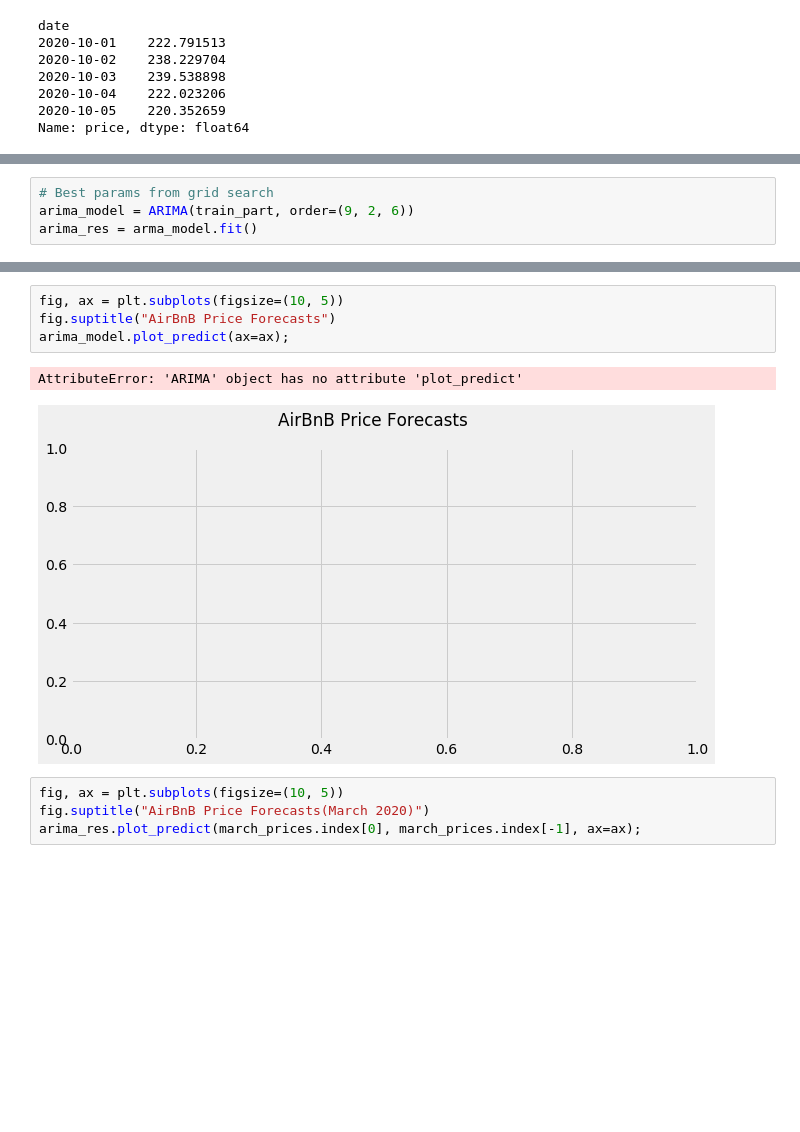
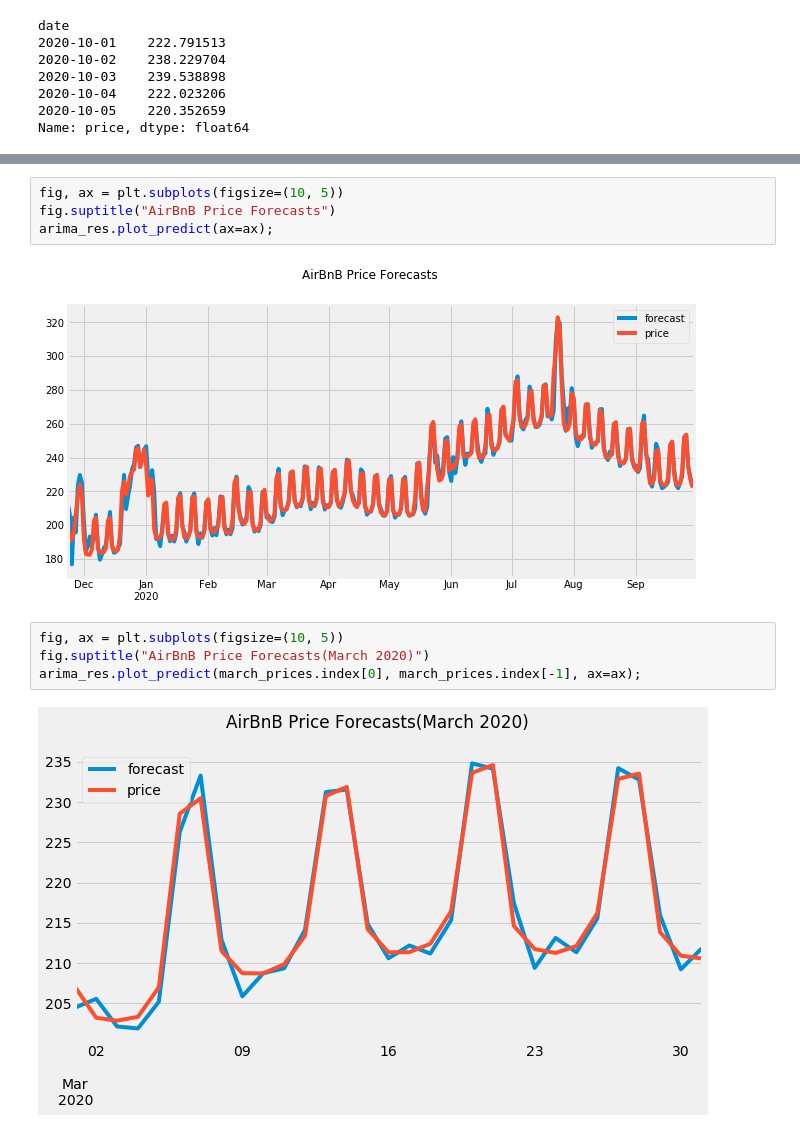
Before and after one commit to Shen-Andrew/Cogs108-Group-Project, a Jupyter notebook: ARIMA modeling.ipynb, the cells around one changed output, grey strips where cells are left out. Drawn from its saved outputs; the diff is of its cells as text; blank space fills up the shorter version.

```diff
--- a/ARIMA modeling.ipynb
+++ b/ARIMA modeling.ipynb
@@ -150,4 +193,0 @@ ma_search.plot(y="rmse", ax=ax2);
-# %%
-# Best params from grid search
-arima_model = ARIMA(train_part, order=(9, 2, 6))
-arima_res = arma_model.fit()
@@ -154,13 +256,14 @@ arima_res = arma_model.fit()
 # %%
 fig, ax = plt.subplots(figsize=(10, 5))
 fig.suptitle("AirBnB Price Forecasts")
-arima_model.plot_predict(ax=ax);
+arima_res.plot_predict(ax=ax);
 # %% [output]
-AttributeError: 'ARIMA' object has no attribute 'plot_predict'
-[figure, old version]
+[figure, new version]
 # %%
 fig, ax = plt.subplots(figsize=(10, 5))
 fig.suptitle("AirBnB Price Forecasts(March 2020)")
 arima_res.plot_predict(march_prices.index[0], march_prices.index[-1], ax=ax);
+# %% [output]
+[figure, added]
 # %%
 fig, ax = plt.subplots(figsize=(10, 5))
```
Also changed, not shown: parts of 29 cells of this notebook, 3 other files.
